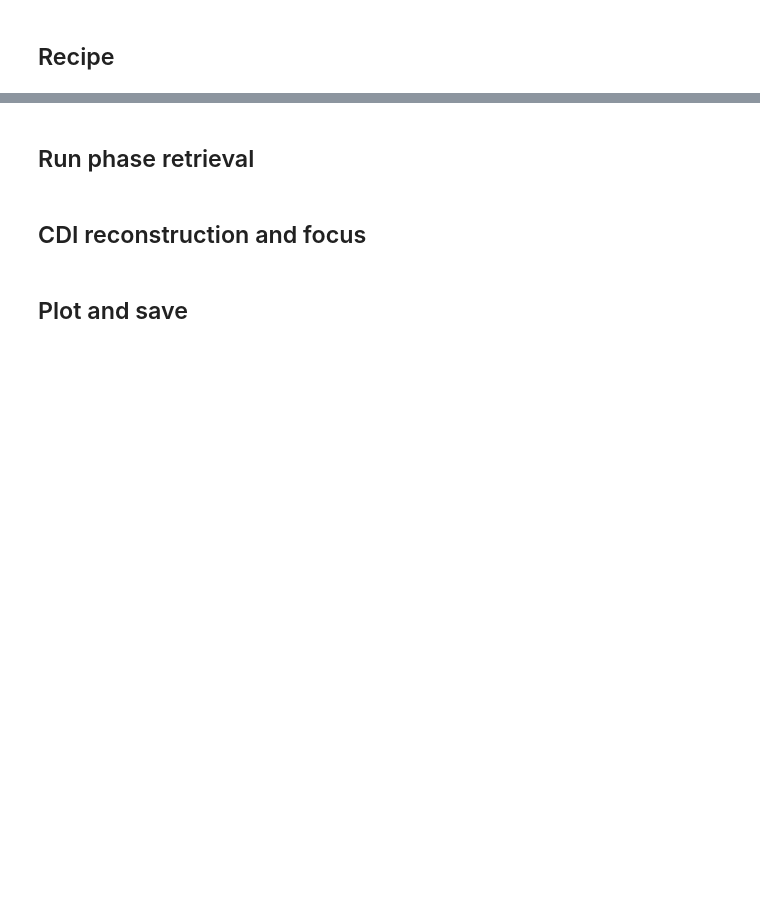
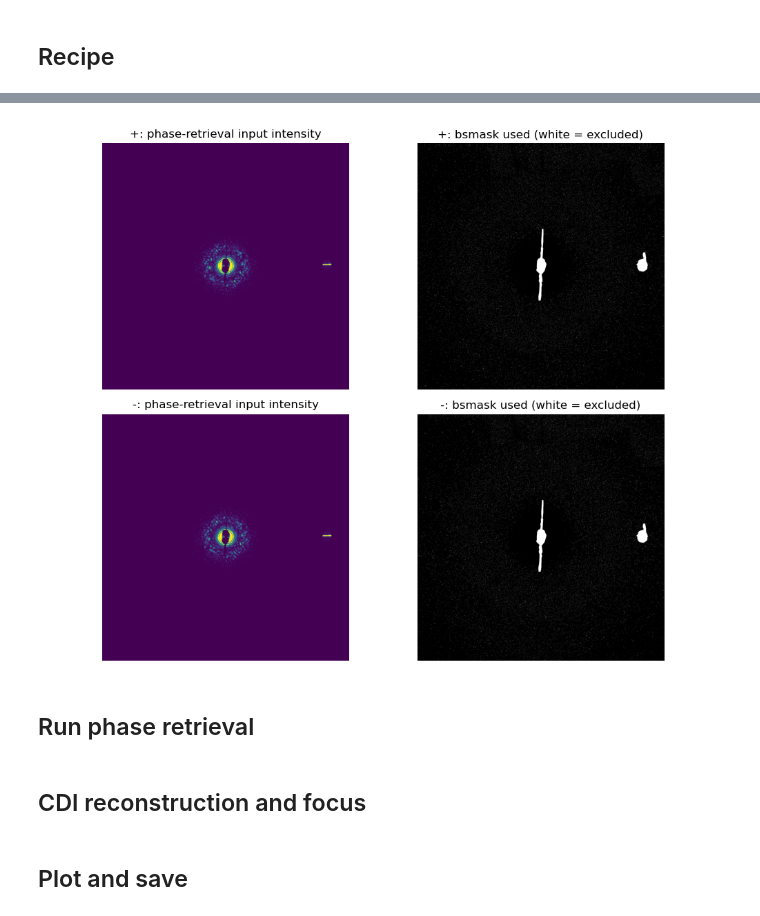
Before and after one commit to riccbatt/FTH-Phase-Retrieval-2609-SOLEIL-SEXTANTS, a Jupyter notebook: 04_phase_retrieval.ipynb, the cells around one changed output, grey strips where cells are left out. Cells and saved outputs as stored; diff of their text form; code cells hidden in the pictures; blank space fills up the shorter version.

```diff
--- a/04_phase_retrieval.ipynb
+++ b/04_phase_retrieval.ipynb
@@ -196,34 +263,36 @@ prepared_holograms = {}
 prepared_bsmasks = {}
 fig, axes = plt.subplots(
     len(phase_retrieval_labels),
     2,
     figsize=(10, 4 * len(phase_retrieval_labels)),
     squeeze=False,
 )
 for row, label in enumerate(phase_retrieval_labels):
     _offset = float(
         _offset_spec.get(label, 0.0) if isinstance(_offset_spec, dict) else _offset_spec
     )
     _input = np.asarray(phase_retrieval_holograms[label], dtype=float) - _offset
     if _cutoff_vmin >= 0:
         _finite_nonzero = _input[(_input != 0) & np.isfinite(_input)]
         if _finite_nonzero.size:
             _input = _input - np.nanpercentile(_finite_nonzero, _cutoff_vmin)
     _input = np.where(np.isnan(_input), 0, _input)
     _bsmask = np.asarray(mask_pixel).copy()
     _bsmask[_input < 0] = 1
     _input = np.clip(_input, 0, None)
     prepared_holograms[label] = _input
     prepared_bsmasks[label] = _bsmask
     _vmin, _vmax = wf.finite_percentile_limits(_input, (1, 99.9))
-    axes[row, 0].imshow(_input, vmin=_vmin, vmax=_vmax, cmap="gray")
+    axes[row, 0].imshow(_input, vmin=_vmin, vmax=_vmax, cmap="viridis")
     axes[row, 0].set_title(f"{label}: phase-retrieval input intensity")
     axes[row, 1].imshow(_bsmask > 0, vmin=0, vmax=1, cmap="gray")
     axes[row, 1].set_title(f"{label}: bsmask used (white = excluded)")
     axes[row, 0].set_axis_off()
     axes[row, 1].set_axis_off()
 plt.tight_layout()
 plt.show()
+# %% [output]
+[figure, added]
 # %% [markdown]
 ## Run phase retrieval
 # %%
```
Also changed, not shown: parts of 6 cells of this notebook, 6 other files.
